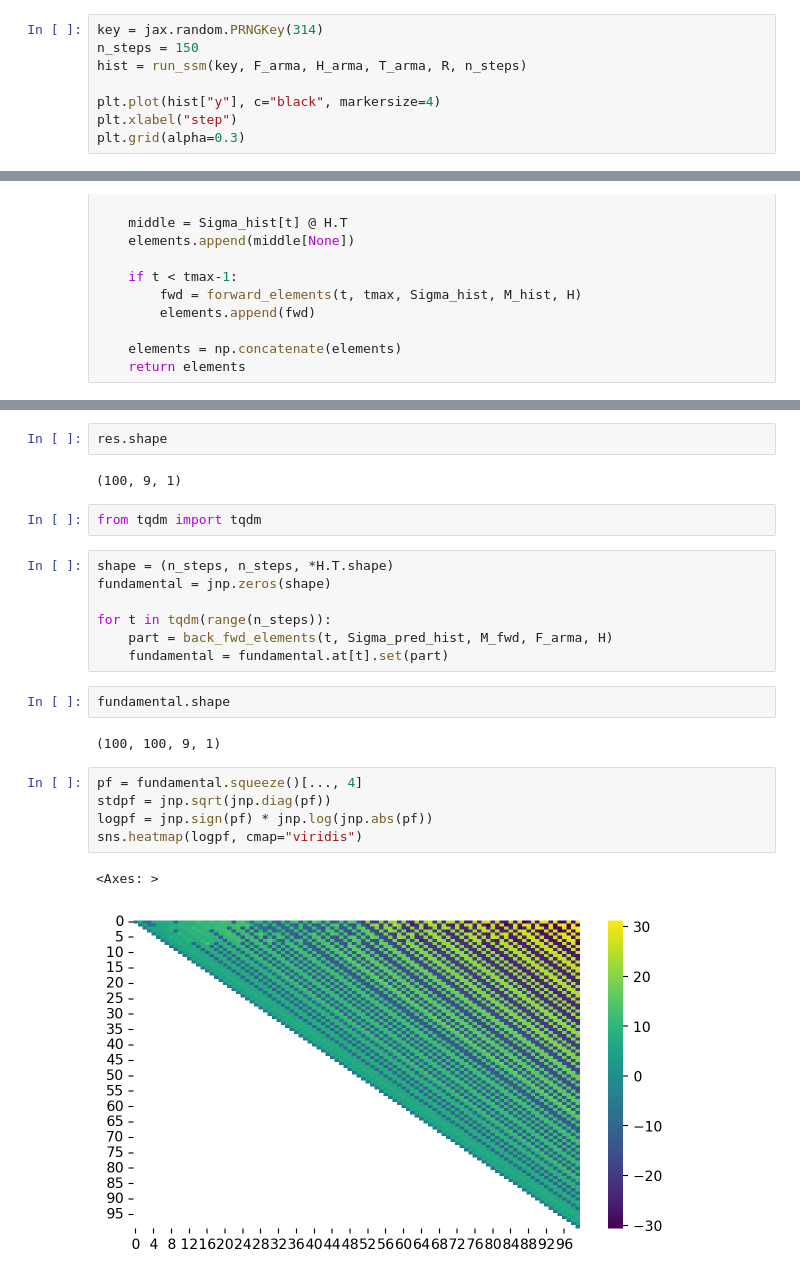
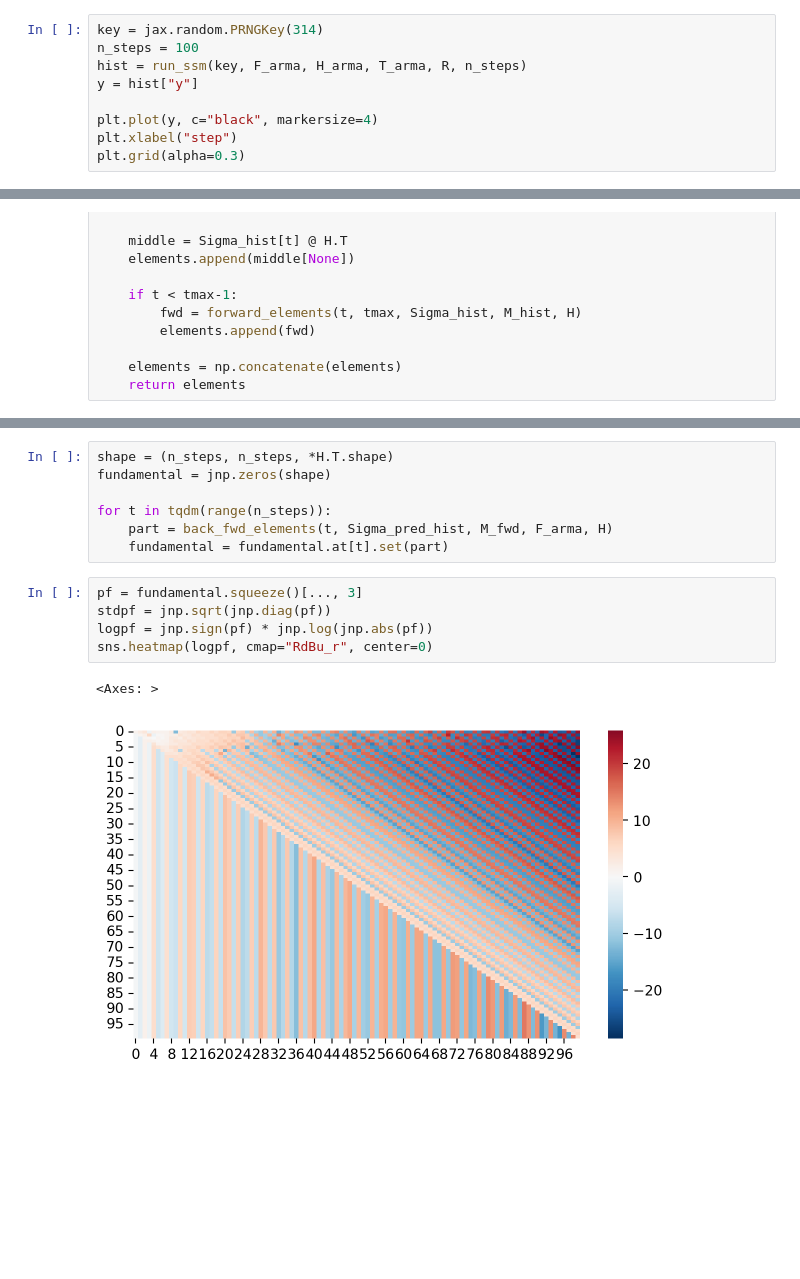
Before and after one commit to gerdm/filtering-notes, a Jupyter notebook: 02-state-space-models/arma-ssm.ipynb, the cells around one changed output, grey strips where cells are left out. Cells and saved outputs as stored; diff of their text form; blank space fills up the shorter version.

```diff
--- a/02-state-space-models/arma-ssm.ipynb
+++ b/02-state-space-models/arma-ssm.ipynb
@@ -529,10 +521,11 @@ H_arma, F_arma, T_arma = init_arma_components(H_ar=H_ar, H_ma=H_ma)
 # H_arma, F_arma, T_arma = init_arma_components(H_ma=H_ma)
 # %%
 key = jax.random.PRNGKey(314)
-n_steps = 150
+n_steps = 100
 hist = run_ssm(key, F_arma, H_arma, T_arma, R, n_steps)
+y = hist["y"]
 
-plt.plot(hist["y"], c="black", markersize=4)
+plt.plot(y, c="black", markersize=4)
 plt.xlabel("step")
 plt.grid(alpha=0.3)
 # %% [output]
@@ -631,9 +619,3 @@ Wall time: 260 ms
-# %%
-res.shape
-# %% [output]
-(100, 9, 1)
-# %%
-from tqdm import tqdm
 # %%
 shape = (n_steps, n_steps, *H.T.shape)
 fundamental = jnp.zeros(shape)
@@ -641,15 +623,11 @@ fundamental = jnp.zeros(shape)
 for t in tqdm(range(n_steps)):
     part = back_fwd_elements(t, Sigma_pred_hist, M_fwd, F_arma, H)
     fundamental = fundamental.at[t].set(part)
-# %%
-fundamental.shape
-# %% [output]
-(100, 100, 9, 1)
 # %%
-pf = fundamental.squeeze()[..., 4]
+pf = fundamental.squeeze()[..., 3]
 stdpf = jnp.sqrt(jnp.diag(pf))
 logpf = jnp.sign(pf) * jnp.log(jnp.abs(pf))
-sns.heatmap(logpf, cmap="viridis")
+sns.heatmap(logpf, cmap="RdBu_r", center=0)
 # %% [output]
 <Axes: >
-[figure, old version]
+[figure, new version]
```
Also changed, not shown: parts of 20 cells of this notebook.
